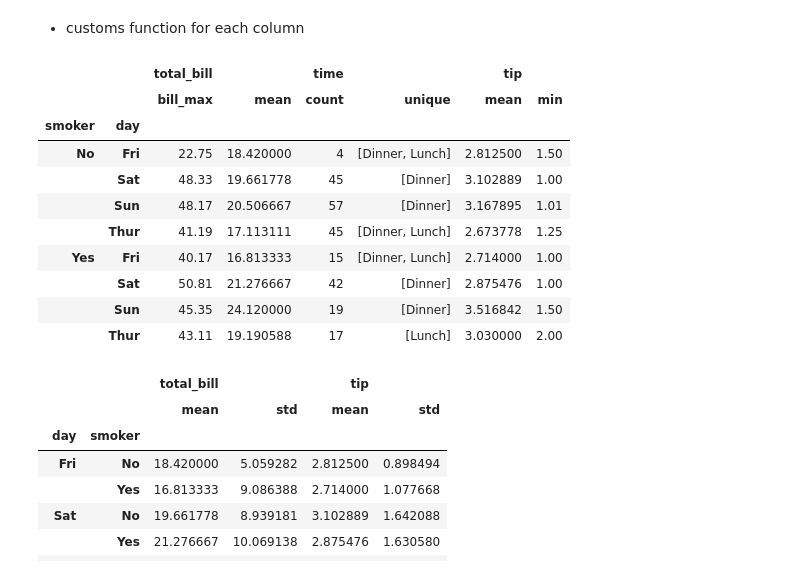
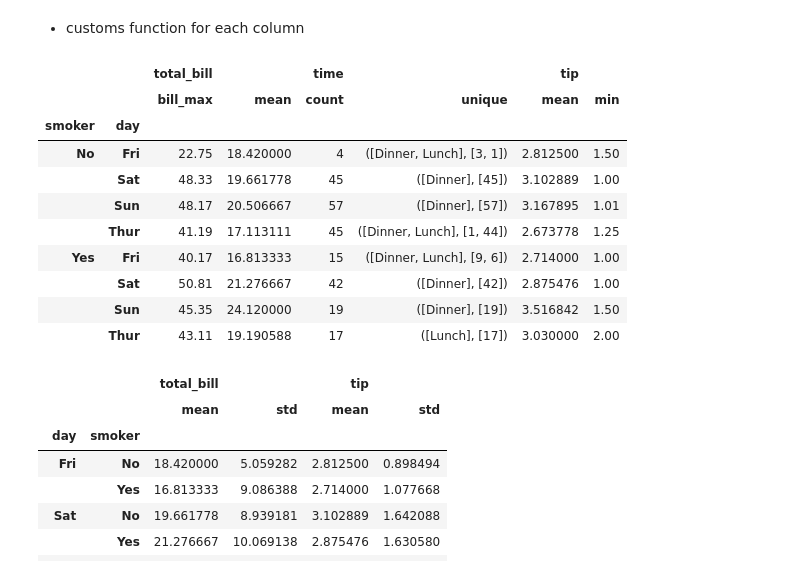
Before and after one commit to shelleygoel/pydata-book, a Jupyter notebook: group_ops.ipynb, the cells around one changed output. Cells and saved outputs as stored; diff of their text form; code cells hidden in the pictures.

```diff
--- a/group_ops.ipynb
+++ b/group_ops.ipynb
@@ -422,17 +431,17 @@ tips_grp.agg([("average", "mean"), ("std-dev", lambda x: x.std())])
 # %%
-tips_grp.agg({"total_bill": [("bill_max", "max"), "mean"], "time": ["count", np.unique], "tip": ["mean", "min"]})
+tips_grp.agg({"total_bill": [("bill_max", "max"), "mean"], "time": ["count", partial(np.unique, return_counts=True)], "tip": ["mean", "min"]})
 # %% [output]
 |  |  | total_bill |  | time |  | tip |  |
 |  |  | bill_max | mean | count | unique | mean | min |
 | smoker | day |  |  |  |  |  |  |
-| No | Fri | 22.75 | 18.420000 | 4 | [Dinner, Lunch] | 2.812500 | 1.50 |
-|  | Sat | 48.33 | 19.661778 | 45 | [Dinner] | 3.102889 | 1.00 |
-|  | Sun | 48.17 | 20.506667 | 57 | [Dinner] | 3.167895 | 1.01 |
-|  | Thur | 41.19 | 17.113111 | 45 | [Dinner, Lunch] | 2.673778 | 1.25 |
-| Yes | Fri | 40.17 | 16.813333 | 15 | [Dinner, Lunch] | 2.714000 | 1.00 |
-|  | Sat | 50.81 | 21.276667 | 42 | [Dinner] | 2.875476 | 1.00 |
-|  | Sun | 45.35 | 24.120000 | 19 | [Dinner] | 3.516842 | 1.50 |
-|  | Thur | 43.11 | 19.190588 | 17 | [Lunch] | 3.030000 | 2.00 |
+| No | Fri | 22.75 | 18.420000 | 4 | ([Dinner, Lunch], [3, 1]) | 2.812500 | 1.50 |
+|  | Sat | 48.33 | 19.661778 | 45 | ([Dinner], [45]) | 3.102889 | 1.00 |
+|  | Sun | 48.17 | 20.506667 | 57 | ([Dinner], [57]) | 3.167895 | 1.01 |
+|  | Thur | 41.19 | 17.113111 | 45 | ([Dinner, Lunch], [1, 44]) | 2.673778 | 1.25 |
+| Yes | Fri | 40.17 | 16.813333 | 15 | ([Dinner, Lunch], [9, 6]) | 2.714000 | 1.00 |
+|  | Sat | 50.81 | 21.276667 | 42 | ([Dinner], [42]) | 2.875476 | 1.00 |
+|  | Sun | 45.35 | 24.120000 | 19 | ([Dinner], [19]) | 3.516842 | 1.50 |
+|  | Thur | 43.11 | 19.190588 | 17 | ([Lunch], [17]) | 3.030000 | 2.00 |
 # %%
 # disable index
 tips.groupby(["day", "smoker"], group_keys=False)[["total_bill", "tip"]].agg(["mean", "std"])
```
Also changed, not shown: parts of 97 cells of this notebook.
